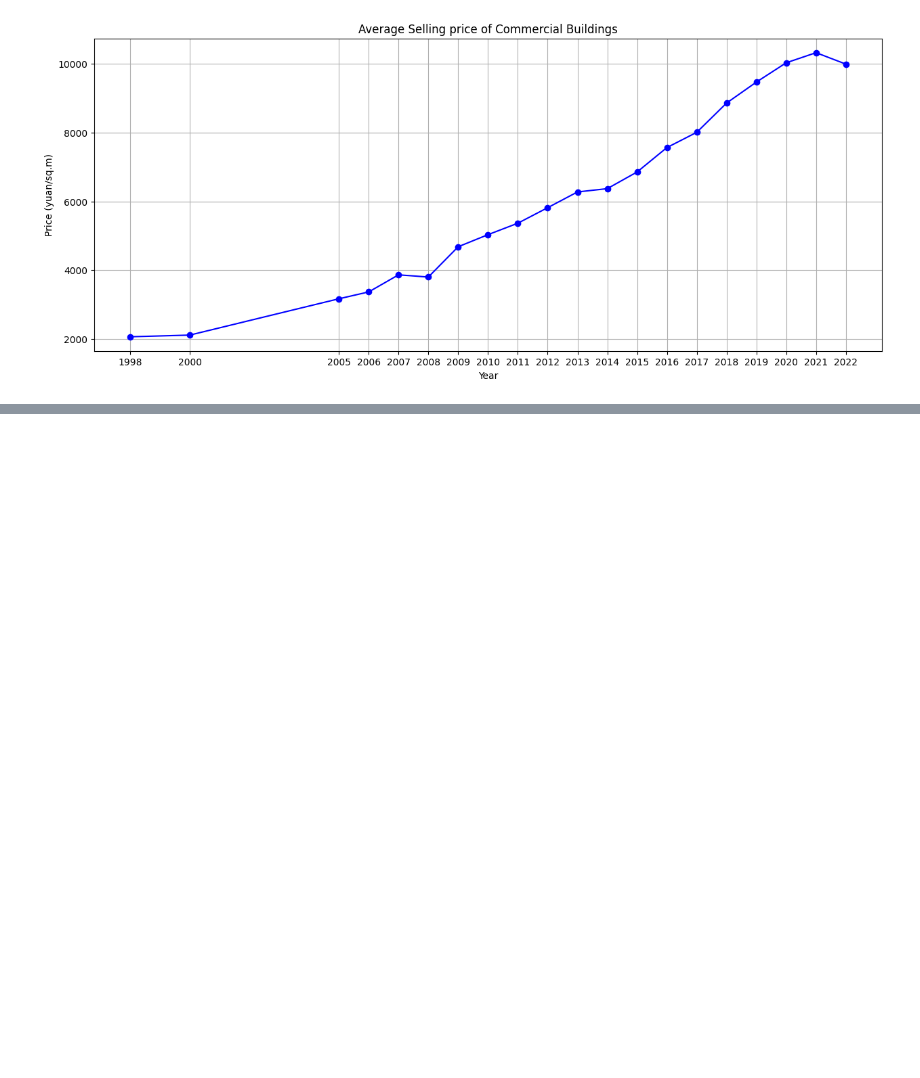
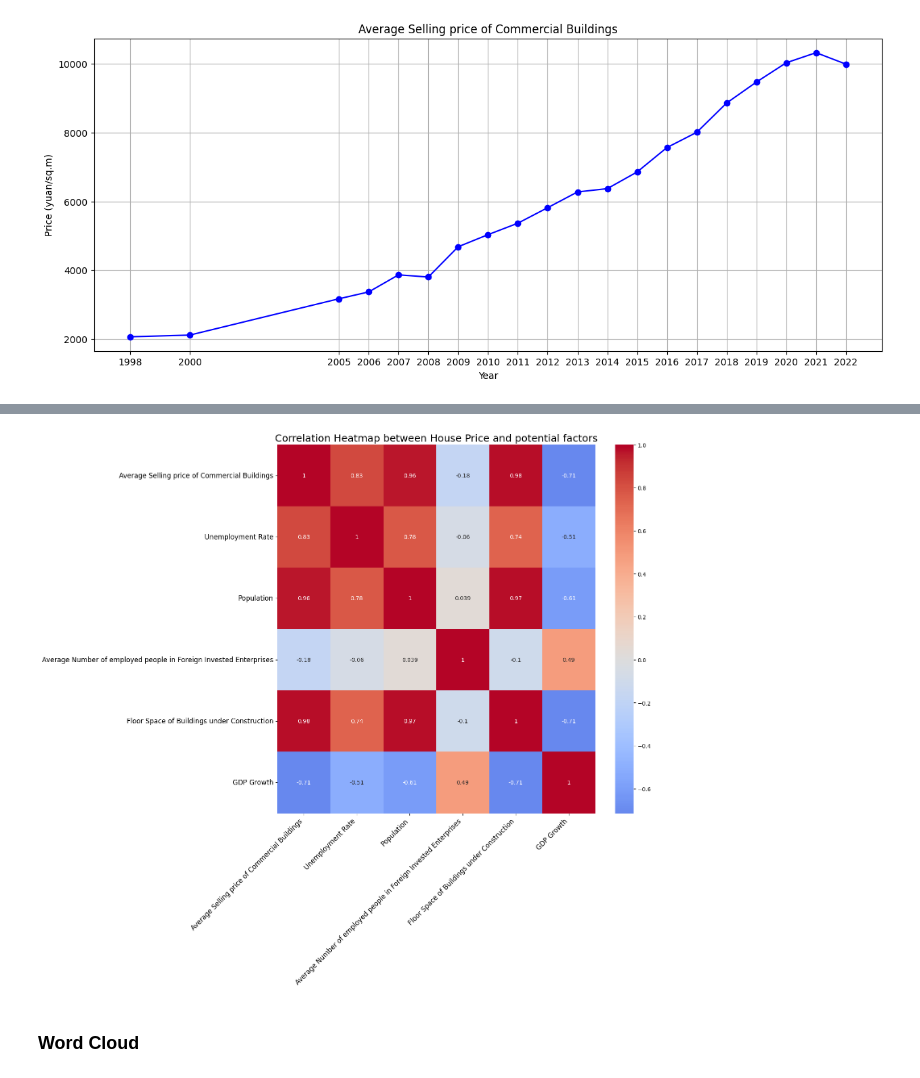
Before and after one commit to trananh91/China-Real-Estate-Analysis, a Jupyter notebook: Scripts/Real estate/Real_estate.ipynb, the cells around one changed output, grey strips where cells are left out. Cells and saved outputs as stored; diff of their text form; code cells hidden in the pictures; blank space fills up the shorter version.

Commit message:
Scripts for Real estate analytics

```diff
--- a/Scripts/Real estate/Real_estate.ipynb
+++ b/Scripts/Real estate/Real_estate.ipynb
@@ -1439,0 +1348,2 @@ plot_line_chart(df, "..\..\Saved figures\Real estate\House_price.png")
+# %%
+df['Floor Space of Buildings under Construction'] = df_e19_08['Floor Space of Buildings under Construction']
@@ -1439,0 +1370,2 @@ plot_line_chart(df, "..\..\Saved figures\Real estate\House_price.png")
+# %%
+df['GDP Growth'] = df_gdp['GDP Growth']
@@ -1439,0 +1392,10 @@ plot_line_chart(df, "..\..\Saved figures\Real estate\House_price.png")
+# %%
+df_crr = pd.DataFrame()
+# %%
+df_crr['Year'] = df['Year']
+df_crr['Average Selling price of Commercial Buildings'] = df['Average Selling price of Commercial Buildings']
+df_crr['Unemployment Rate'] = df['Unemployment Rate']
+df_crr['Population'] = df['Population']
+df_crr['Average Number of employed people in Foreign Invested Enterprises'] = df_03_f['Average Number of employed people in Foreign invested Enterprises']
+df_crr['Floor Space of Buildings under Construction'] = df['Floor Space of Buildings under Construction']
+df_crr['GDP Growth'] = df['GDP Growth']
@@ -1439,0 +1422,21 @@ plot_line_chart(df, "..\..\Saved figures\Real estate\House_price.png")
+# %%
+df_for_corr = df_crr.drop(columns=['Year'])
+
+# Calculate the correlation matrix
+correlation_matrix = df_for_corr.corr()
+
+# Visualize the correlation matrix using a heatmap
+plt.figure(figsize=(16, 14))
+sns.heatmap(correlation_matrix, annot=True, cmap='coolwarm', center=0, annot_kws={"size": 10})  # Adjust the annotation size
+plt.title('Correlation Heatmap between House Price and potential factors', fontsize=18)
+plt.xticks(rotation=45, ha='right', fontsize=12)  # Rotate x-axis labels
+plt.yticks(rotation=0, fontsize=12)  # Rotate y-axis labels
+plt.tight_layout()  # Adjust layout to fit everything
+
+# Save the figure to a PNG file
+plt.savefig('..\..\Saved figures\Real estate\Correlation.png', dpi=300)
+plt.show()
+# %% [output]
+[figure, added]
+# %% [markdown]
+### Word Cloud
```
Also changed, not shown: parts of 93 cells of this notebook.
